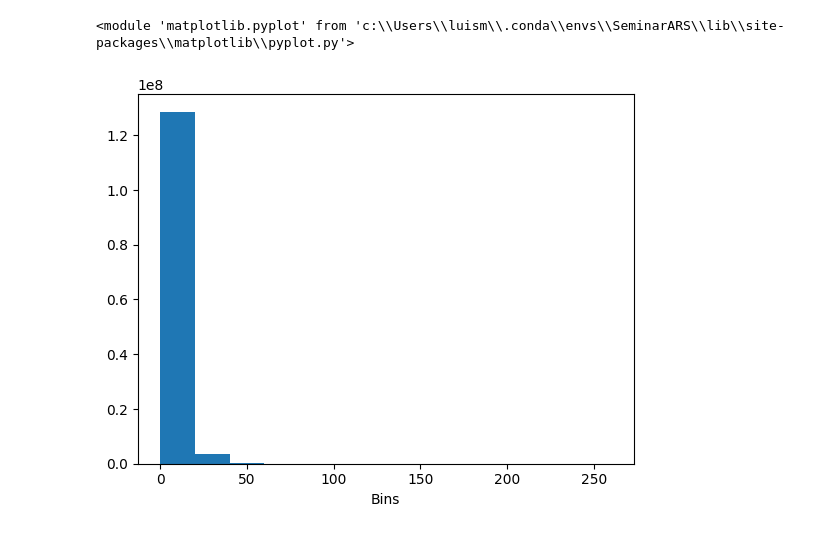
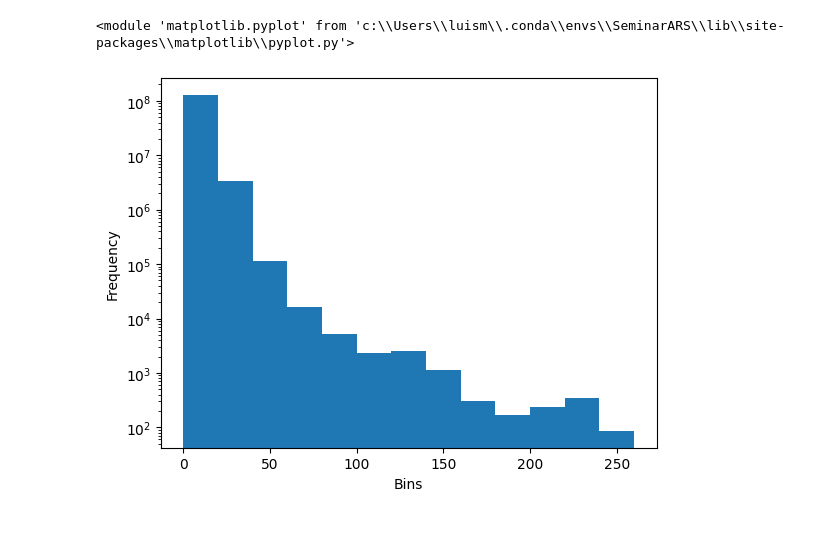
Before and after one commit to luis-munayco/Monocular-Height-Estimation, a Jupyter notebook: model_evaluation.ipynb, the cells around one changed output. Saved outputs shown, nothing was run; the diff lists cells and outputs as text; code cells hidden in the pictures.

```diff
--- a/model_evaluation.ipynb
+++ b/model_evaluation.ipynb
@@ -187,7 +126,7 @@ real_mask_values = []
 predicted_mask_values = []
 
 # Iterate over the images in the predicted folder
-predicted_folder = 'data/test_dataset/predicted3'
+predicted_folder = 'data/test_dataset/predicted_modified'
 real_mask_folder = 'data/test_dataset/masks'
 
 for predicted_filename in os.listdir(predicted_folder):
@@ -263,14 +202,5 @@ plt.xticks(range(len(bin_edges) - 1), [f'{bin_edges[i]}-{bin_edges[i + 1]}' for
 
 plt.tight_layout()
 plt.show()
-
-# Plot the 2D histogram chart for the real mask vs predicted mask
-plt.figure(figsize=(8, 6))
-plt.hist2d(real_mask_values, predicted_mask_values, bins=(50, 50), cmap='plasma')
-plt.colorbar(label='Counts')
-plt.xlabel('Real Mask Values')
-plt.ylabel('Predicted Mask Values')
-plt.title('2D Histogram: Real Mask vs Predicted Mask')
-plt.show()
 # %% [output]
 [figure]
@@ -278,73 +223,23 @@ plt.show()
 # %%
 import numpy as np
 import matplotlib.pyplot as plt
+import pandas as pd
 
 # Provided histogram data
 bin_edges = np.arange(0, 265, 20)
-histogram_data = [
-    82887090, 6636029, 5410928, 4733216, 3785075,
-    3394433, 3343998, 2977967, 2570673, 2129798,
-    1816006, 1573346, 1406706, 1222381, 1065660,
-    962298, 823469, 693924, 609795, 554394,
-    507195, 472197, 414601, 358895, 307016,
-    255064, 205767, 164817, 136418, 109081,
-    88228, 72041, 56907, 55715, 43543,
-    33873, 27867, 24221, 24010, 23911,
-    19721, 14698, 11489, 9833, 9623,
-    8562, 8324, 4868, 3602, 2585,
-    3518, 1895, 1481, 1822, 4292,
-    3943, 1086, 1076, 1406, 999,
-    1262, 1053, 947, 1463, 1008,
-    939, 1064, 979, 980, 1056,
-    751, 721, 590, 514, 474,
-    770, 548, 601, 379, 274,
-    346, 287, 338, 470, 353,
-    309, 258, 147, 177, 200,
-    125, 140, 275, 227, 167,
-    181, 206, 248, 404, 252,
-    290, 119, 72, 121, 94,
-    70, 50, 157, 66, 79,
-    65, 133, 66, 115, 118,
-    154, 93, 146, 101, 190,
-    376, 517, 163, 430, 340,
-    61, 143, 87, 78, 52,
-    22, 25, 21, 21, 28,
-    39, 26, 32, 45, 27,
-    42, 56, 129, 72, 61,
-    20, 28, 170, 151, 122,
-    24, 21, 28, 13, 80,
-    12, 16, 19, 23, 24,
-    12, 18, 19, 40, 38,
-    17, 15, 41, 17, 16,
-    11, 17, 7, 10, 5,
-    2, 3, 1, 1, 10,
-    3, 5, 15, 6, 7,
-    1, 5, 3, 4, 13,
-    30, 6, 7, 10, 3,
-    4, 15, 20, 8, 2,
-    9, 3, 1, 9, 9,
-    5, 4, 10, 5, 32,
-    14, 4, 14, 6, 8,
-    19, 39, 17, 14, 15,
-    10, 8, 17, 40, 40,
-    19, 19, 28, 25, 13,
-    40, 13, 12, 12, 13,
-    20, 10, 4, 3, 5,
-    15, 13, 8, 2, 5,
-    2, 4, 5, 8, 5,
-    10, 7, 2
-]
-
+histogram_data=pd.read_csv('weights.csv')['Histogram']
 # Calculate the histogram by summing values in bins
 histogram_sum = np.zeros(len(bin_edges) - 1)
 for i, val in enumerate(histogram_data):
     bin_index = np.digitize([i], bin_edges) - 1  # Find the index of the bin
     histogram_sum[bin_index] += val  # Sum the value into the corresponding bin
 
 # Plot the histogram
 plt.bar(bin_edges[:-1], histogram_sum, width=np.diff(bin_edges), align='edge')
 plt.xlabel('Bins')
+plt.ylabel('Frequency')
+plt.yscale('log')
 plt
 # %% [output]
 <module 'matplotlib.pyplot' from 'c:\\Users\\luism\\.conda\\envs\\SeminarARS\\lib\\site-packages\\matplotlib\\pyplot.py'>
-[figure, old version]
+[figure, new version]
```
Also changed, not shown: parts of 6 cells of this notebook, 3 other files.
